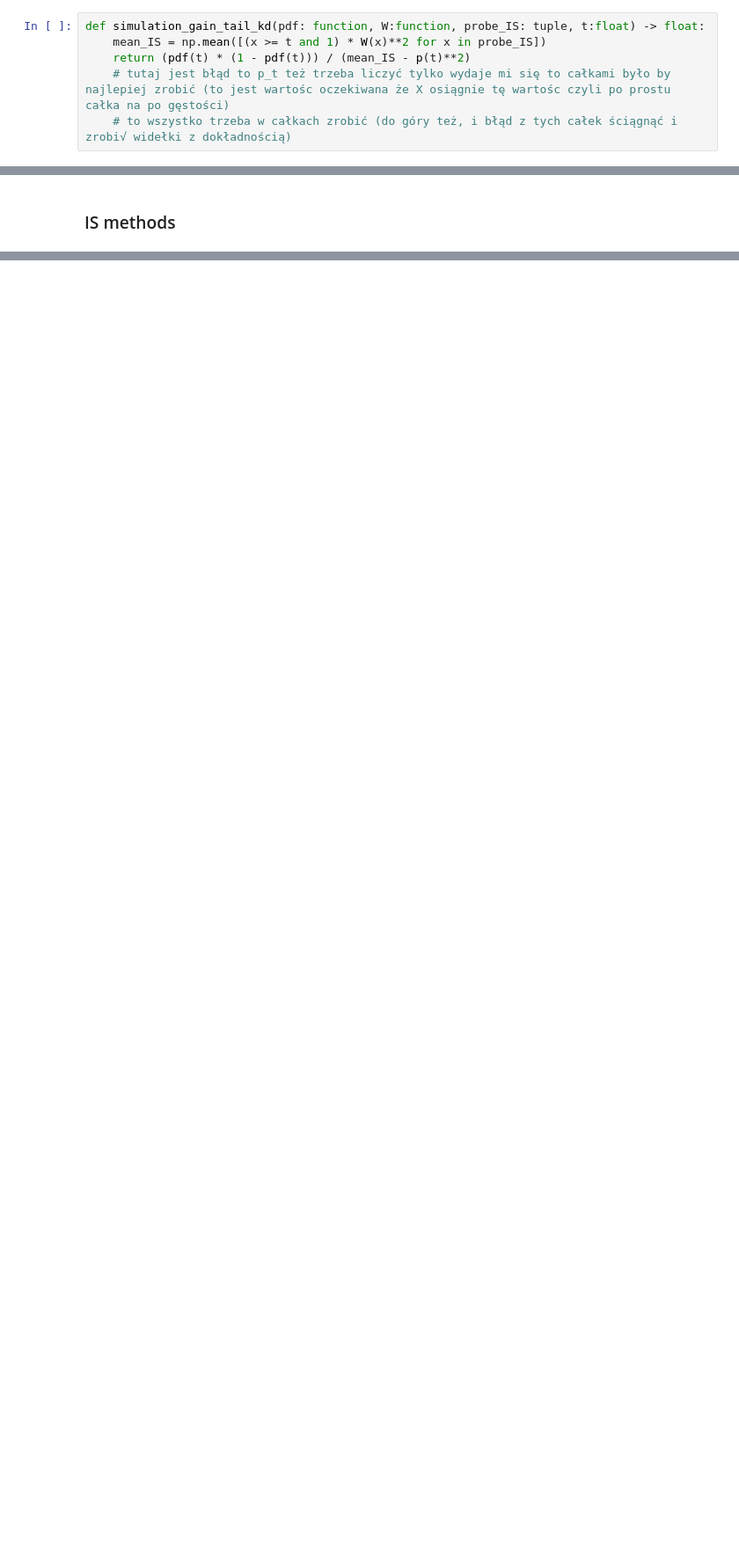
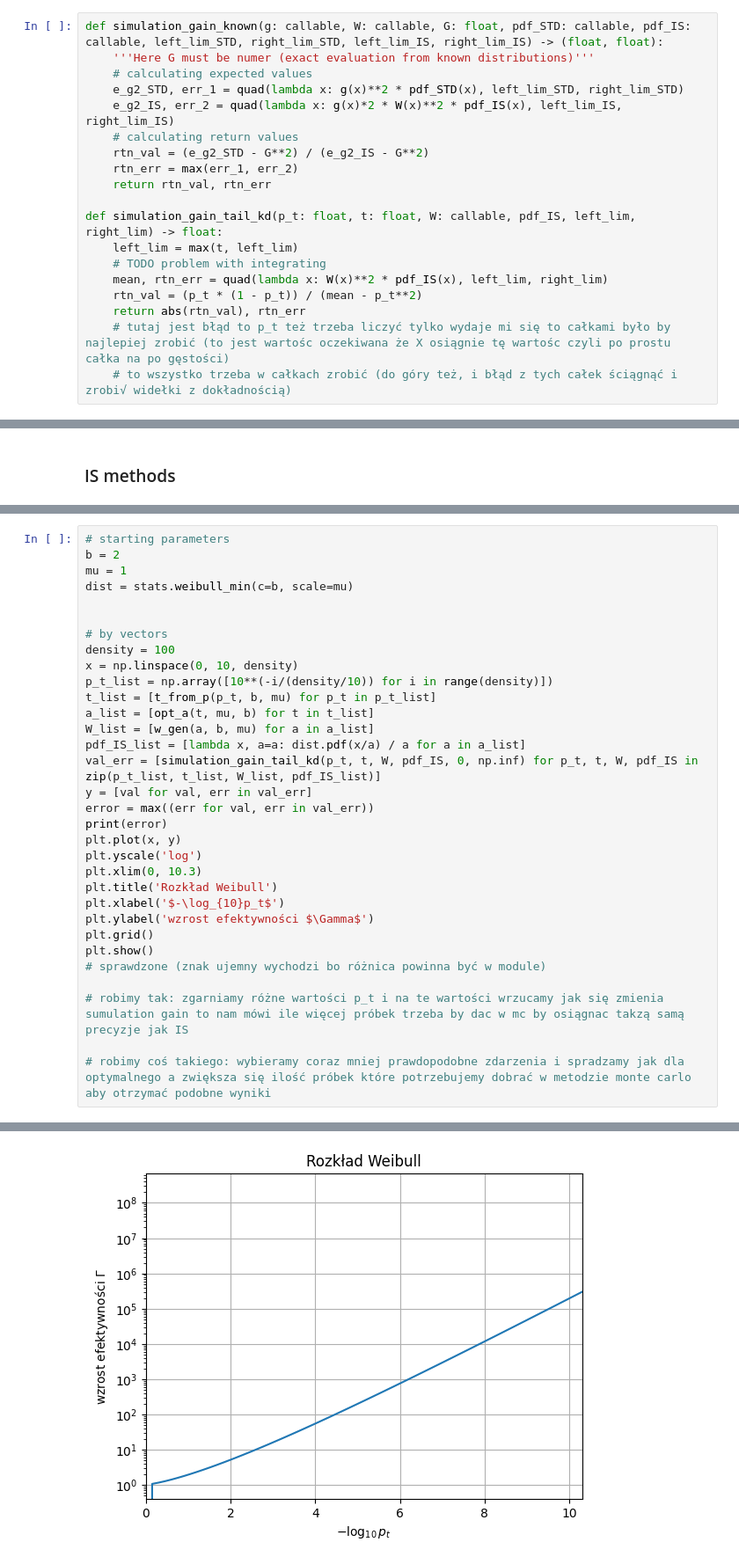
Before and after one commit to maxi7524/numerical-methods_IS, a Jupyter notebook: brudnopis.ipynb, the cells around one changed output, grey strips where cells are left out. Shown at 88% size. Drawn from its saved outputs; the diff is of its cells as text; blank space fills up the shorter version.

Commit message:
half done, problem with integrals, need to different function to optimilize

```diff
--- a/brudnopis.ipynb
+++ b/brudnopis.ipynb
@@ -27,6 +19,19 @@ def simulation_gain_known(g: function, probe_MC: tuple, probe_IS: tuple, W: func
 # %%
-def simulation_gain_tail_kd(pdf: function, W:function, probe_IS: tuple, t:float) -> float:
-    mean_IS = np.mean([(x >= t and 1) * W(x)**2 for x in probe_IS])
-    return (pdf(t) * (1 - pdf(t))) / (mean_IS - p(t)**2)
+def simulation_gain_known(g: callable, W: callable, G: float, pdf_STD: callable, pdf_IS: callable, left_lim_STD, right_lim_STD, left_lim_IS, right_lim_IS) -> (float, float):
+    '''Here G must be numer (exact evaluation from known distributions)'''
+    # calculating expected values
+    e_g2_STD, err_1 = quad(lambda x: g(x)**2 * pdf_STD(x), left_lim_STD, right_lim_STD)
+    e_g2_IS, err_2 = quad(lambda x: g(x)*2 * W(x)**2 * pdf_IS(x), left_lim_IS, right_lim_IS)
+    # calculating return values
+    rtn_val = (e_g2_STD - G**2) / (e_g2_IS - G**2)
+    rtn_err = max(err_1, err_2)
+    return rtn_val, rtn_err
+
+def simulation_gain_tail_kd(p_t: float, t: float, W: callable, pdf_IS, left_lim, right_lim) -> float:
+    left_lim = max(t, left_lim)
+    # TODO problem with integrating
+    mean, rtn_err = quad(lambda x: W(x)**2 * pdf_IS(x), left_lim, right_lim)
+    rtn_val = (p_t * (1 - p_t)) / (mean - p_t**2)
+    return abs(rtn_val), rtn_err
     # tutaj jest błąd to p_t też trzeba liczyć tylko wydaje mi się to całkami było by najlepiej zrobić (to jest wartośc oczekiwana że X osiągnie tę wartośc czyli po prostu całka na po gęstości)
     # to wszystko trzeba w całkach zrobić (do góry też, i błąd z tych całek ściągnąć i zrobi√ widełki z dokładnością)
@@ -46,0 +96,33 @@ def simulation_gain_unknown(g: function, W: function, probe_IS):
+# %%
+# starting parameters
+b = 2
+mu = 1
+dist = stats.weibull_min(c=b, scale=mu)
+
+
+# by vectors
+density = 100
+x = np.linspace(0, 10, density)
+p_t_list = np.array([10**(-i/(density/10)) for i in range(density)])
+t_list = [t_from_p(p_t, b, mu) for p_t in p_t_list]
+a_list = [opt_a(t, mu, b) for t in t_list]
+W_list = [w_gen(a, b, mu) for a in a_list]
+pdf_IS_list = [lambda x, a=a: dist.pdf(x/a) / a for a in a_list]
+val_err = [simulation_gain_tail_kd(p_t, t, W, pdf_IS, 0, np.inf) for p_t, t, W, pdf_IS in zip(p_t_list, t_list, W_list, pdf_IS_list)]
+y = [val for val, err in val_err]
+error = max((err for val, err in val_err))
+print(error)
+plt.plot(x, y)
+plt.yscale('log')
+plt.xlim(0, 10.3)
+plt.title('Rozkład Weibull')
+plt.xlabel('$-\log_{10}p_t$')
+plt.ylabel('wzrost efektywności $\Gamma$')
+plt.grid()
+plt.show()
+# sprawdzone (znak ujemny wychodzi bo różnica powinna być w module)
+
+# robimy tak: zgarniamy różne wartości p_t i na te wartości wrzucamy jak się zmienia sumulation gain to nam mówi ile więcej próbek trzeba by dac w mc by osiągnac takzą samą precyzje jak IS
+
+# robimy coś takiego: wybieramy coraz mniej prawdopodobne zdarzenia i spradzamy jak dla optymalnego a zwiększa się ilość próbek które potrzebujemy dobrać w metodzie monte carlo aby otrzymać podobne wyniki
+# %% [output]
@@ -46,0 +130 @@ def simulation_gain_unknown(g: function, W: function, probe_IS):
+[figure, added]
```
Also changed, not shown: parts of 32 cells of this notebook, 1 other file.
